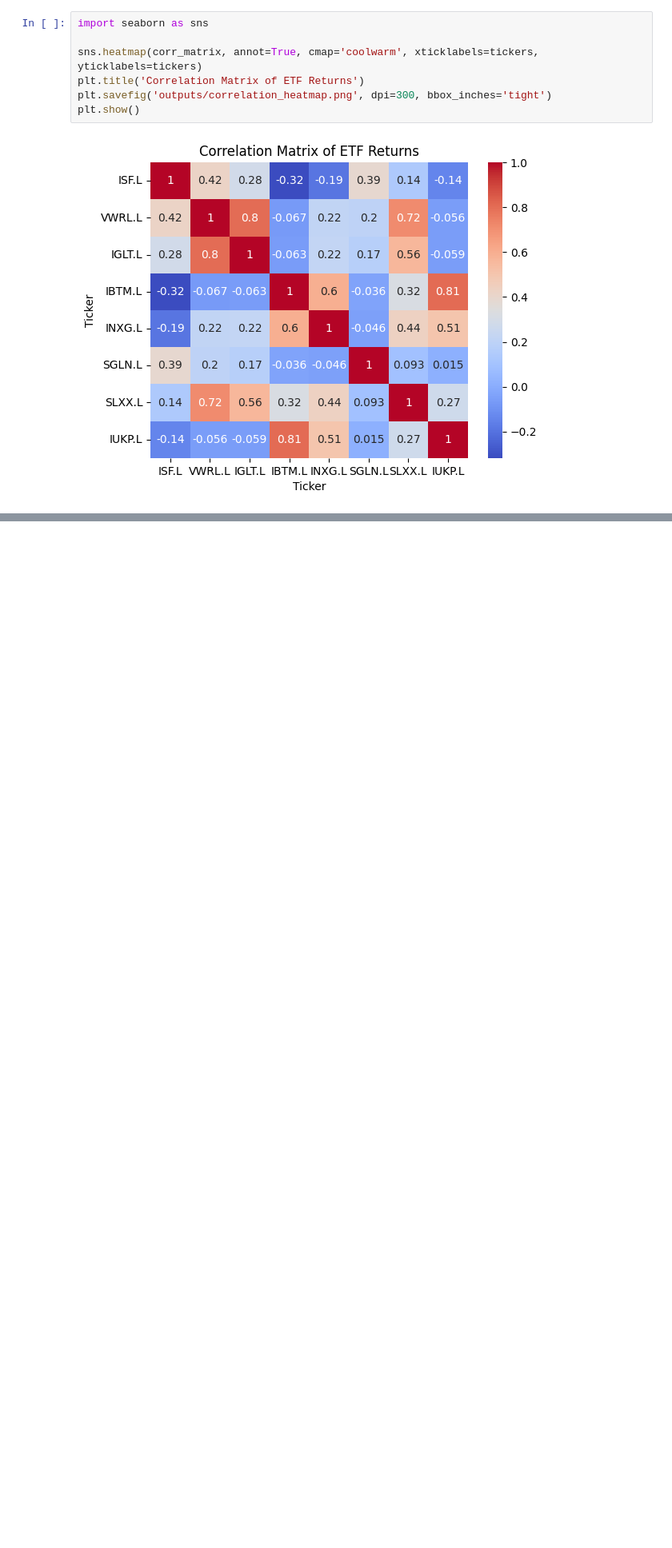
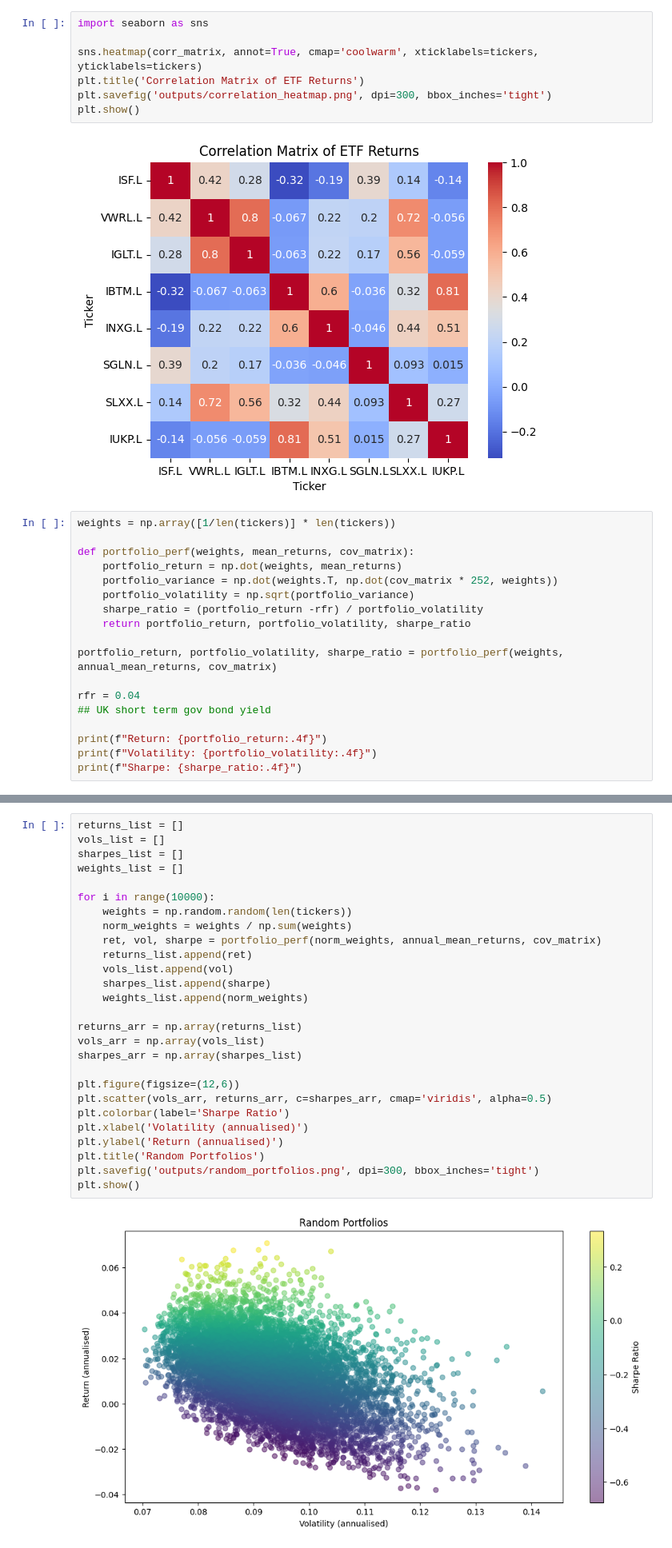
Before and after one commit to poggey/portfolio-optimiser, a Jupyter notebook: notebook.ipynb, the cells around one changed output, grey strips where cells are left out. Shown at 80% size. Cells and saved outputs as stored; diff of their text form; blank space fills up the shorter version.

Commit message:
Generate random portfolios, relevant statistics and find max sharpe ratio

```diff
--- a/notebook.ipynb
+++ b/notebook.ipynb
@@ -51,3 +51,21 @@ plt.savefig('outputs/correlation_heatmap.png', dpi=300, bbox_inches='tight')
 plt.show()
 # %% [output]
 [figure]
+# %%
+weights = np.array([1/len(tickers)] * len(tickers))
+
+def portfolio_perf(weights, mean_returns, cov_matrix):
+    portfolio_return = np.dot(weights, mean_returns)
+    portfolio_variance = np.dot(weights.T, np.dot(cov_matrix * 252, weights))
+    portfolio_volatility = np.sqrt(portfolio_variance)
+    sharpe_ratio = (portfolio_return -rfr) / portfolio_volatility
+    return portfolio_return, portfolio_volatility, sharpe_ratio
+
+portfolio_return, portfolio_volatility, sharpe_ratio = portfolio_perf(weights, annual_mean_returns, cov_matrix)
+
+rfr = 0.04
+## UK short term gov bond yield
+
+print(f"Return: {portfolio_return:.4f}")
+print(f"Volatility: {portfolio_volatility:.4f}")
+print(f"Sharpe: {sharpe_ratio:.4f}")
@@ -53,0 +76,29 @@ plt.show()
+# %%
+returns_list = []
+vols_list = []
+sharpes_list = []
+weights_list = []
+
+for i in range(10000):
+    weights = np.random.random(len(tickers))
+    norm_weights = weights / np.sum(weights)
+    ret, vol, sharpe = portfolio_perf(norm_weights, annual_mean_returns, cov_matrix)
+    returns_list.append(ret)
+    vols_list.append(vol)
+    sharpes_list.append(sharpe)
+    weights_list.append(norm_weights)
+
+returns_arr = np.array(returns_list)
+vols_arr = np.array(vols_list)
+sharpes_arr = np.array(sharpes_list)
+
+plt.figure(figsize=(12,6))
+plt.scatter(vols_arr, returns_arr, c=sharpes_arr, cmap='viridis', alpha=0.5)
+plt.colorbar(label='Sharpe Ratio')
+plt.xlabel('Volatility (annualised)')
+plt.ylabel('Return (annualised)')
+plt.title('Random Portfolios')
+plt.savefig('outputs/random_portfolios.png', dpi=300, bbox_inches='tight')
+plt.show()
+# %% [output]
+[figure, added]
```
Also changed, not shown: parts of 2 cells of this notebook, 1 other file.
